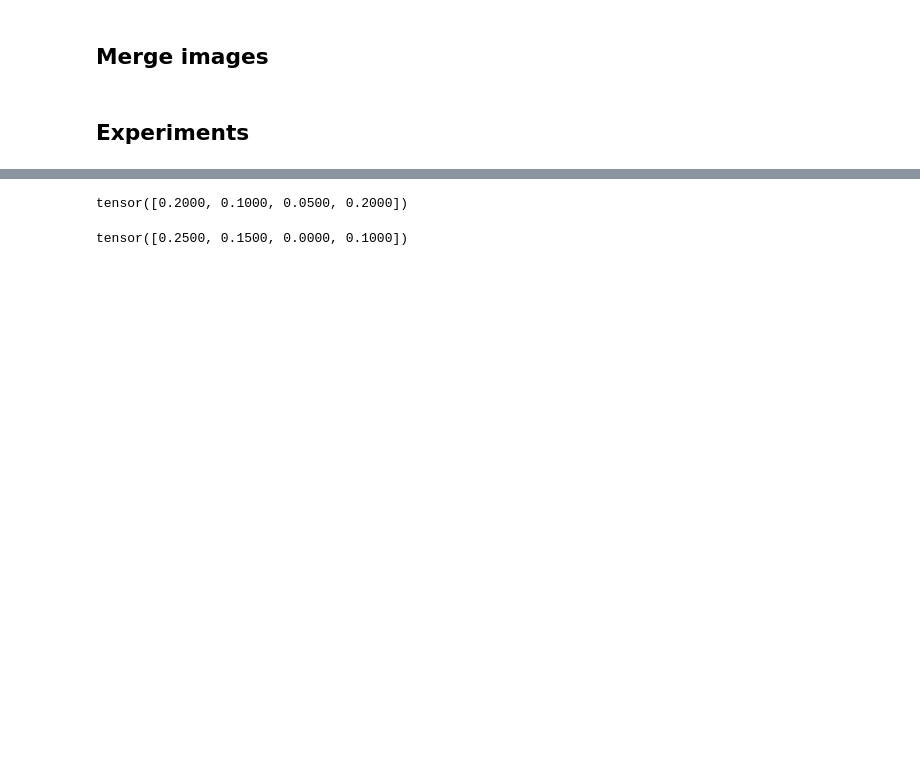
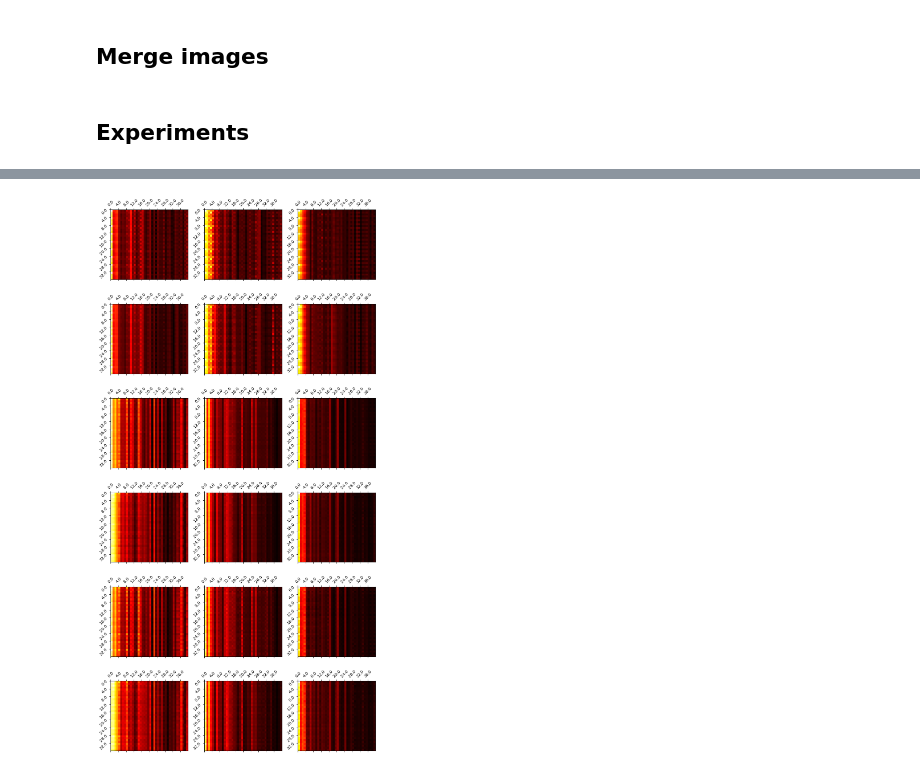
Before and after one commit to WithComment/finetune, a Jupyter notebook: experiments/create_synthetic_ds.ipynb, the cells around one changed output, grey strips where cells are left out. Cells and saved outputs as stored; diff of their text form; code cells hidden in the pictures; blank space fills up the shorter version.

```diff
--- a/experiments/create_synthetic_ds.ipynb
+++ b/experiments/create_synthetic_ds.ipynb
@@ -493,14 +490,0 @@ tensor([0.1000, 0.1000, 0.0500, 0.1500])
-# %%
-attns_1, samples_1, vs_id_1, ve_id_1 = generate_and_extract_attentions(
-    model_1, ip_0, collate_fn=collate_0, group_shape=(5, 8, 8), sample=sample)
-is_correct_1 = get_is_correct(samples_1)
-print(is_correct_1.reshape(-1, 4).mean(dim=0))
-# %% [output]
-tensor([0.2000, 0.1000, 0.0500, 0.2000])
-# %%
-attns_2, samples_2, vs_id_2, ve_id_2 = generate_and_extract_attentions(
-    model_2, ip_0, collate_fn=collate_0, group_shape=(5, 8, 8), sample=sample)
-is_correct_2 = get_is_correct(samples_2)
-print(is_correct_2.reshape(-1, 4).mean(dim=0))
-# %% [output]
-tensor([0.2500, 0.1500, 0.0000, 0.1000])
@@ -517,21 +491,24 @@ def group_vision_attns(attns, quadrant_width_n_tokens=4):
-# %%
-def plot_attn(attns, vs_id, ve_id, quadrant_width_n_tokens=4):
-  grouped_attn = group_vision_attns(attns[..., -1, vs_id + 1:ve_id], quadrant_width_n_tokens)
-  avg_vision_attn = grouped_attn.mean(dim=(1, 2, -1, -2)).to(torch.float32)
-  fig, axes = plt.subplots(1, 1, figsize=(16, 5))
-  avg_vision_attn_lr = avg_vision_attn.squeeze().numpy()
-  selected_idx = random.randint(0, len(attns) - 17)
-  n_samples = 16
-  avg_vision_attn_lr = avg_vision_attn_lr[selected_idx:selected_idx + n_samples]
-  axes.matshow(avg_vision_attn_lr.T, cmap='gray')
-  axes.set_xlabel('Sample index. Note each image is repeated 4 times, with different questions.')
-  axes.set_ylabel('Attention to top-left, top-right, etc')
-  axes.set_xticks(range(n_samples), ['T-L', 'T-R', 'B-L', 'B-R'] * (n_samples // 4))
-  axes.set_yticks(range(4), ['top-left', 'top-right', 'bottom-left', 'bottom-right'])
-  fig.show()
-  return avg_vision_attn
-
-plot_attn(attns_0, vs_id_0, ve_id_0);
+# %%
+for k, v in stats.items():
+  stats[k]['avg_attns'] = v['attns'].reshape(30, 36, *v['attns'].shape[1:]).mean(dim=0)
+def plot_attn(ax, attns, vs_id, ve_id):
+  avg_attns = attns[..., vs_id:ve_id].to(torch.float32).mean(dim=(1, 2, 3))
+  ax.matshow(avg_attns.numpy(), cmap='hot', aspect='1')
+  y_tick_pos = np.arange(0, len(avg_attns), 4) - 0.5
+  ax.set_yticks(y_tick_pos, labels=y_tick_pos + 0.5, rotation=45)
+  x_tick_pos = np.arange(0, 40, 4) - 0.5
+  ax.set_xticks(x_tick_pos, labels=x_tick_pos + 0.5, rotation=45)
+  return avg_attns
+
+fig, axes = plt.subplots(6, 1, figsize=(10, 20))
+
+for row, (config, stat) in zip(axes, stats.items()):
+  for i, ax in enumerate(row):
+    plot_attn(ax, stat['attns'][i * 36:(i + 1) * 36], stat['vs_id'], stat['ve_id']);
+fig.tight_layout()
+fig.show()
+# %% [output]
+[figure, added]
 # %%
 from matplotlib import colormaps as cm
 
```
Also changed, not shown: parts of 8 cells of this notebook, 9 other files.
